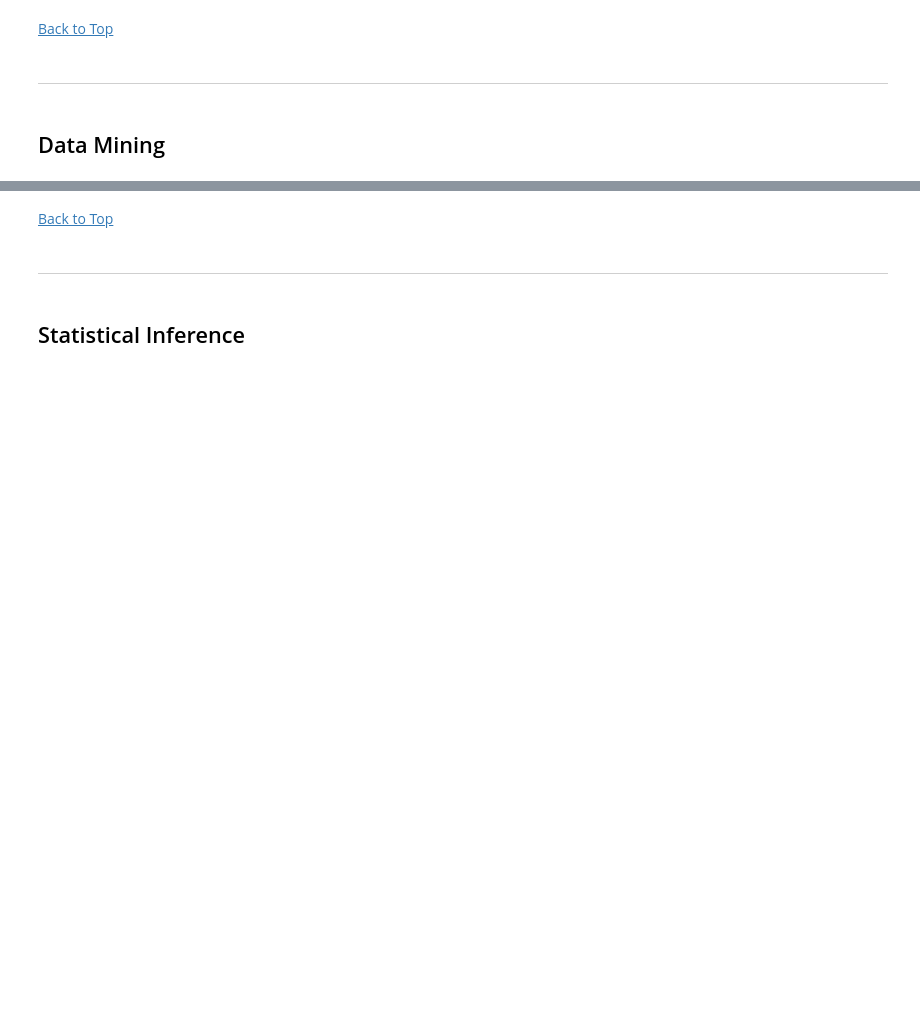
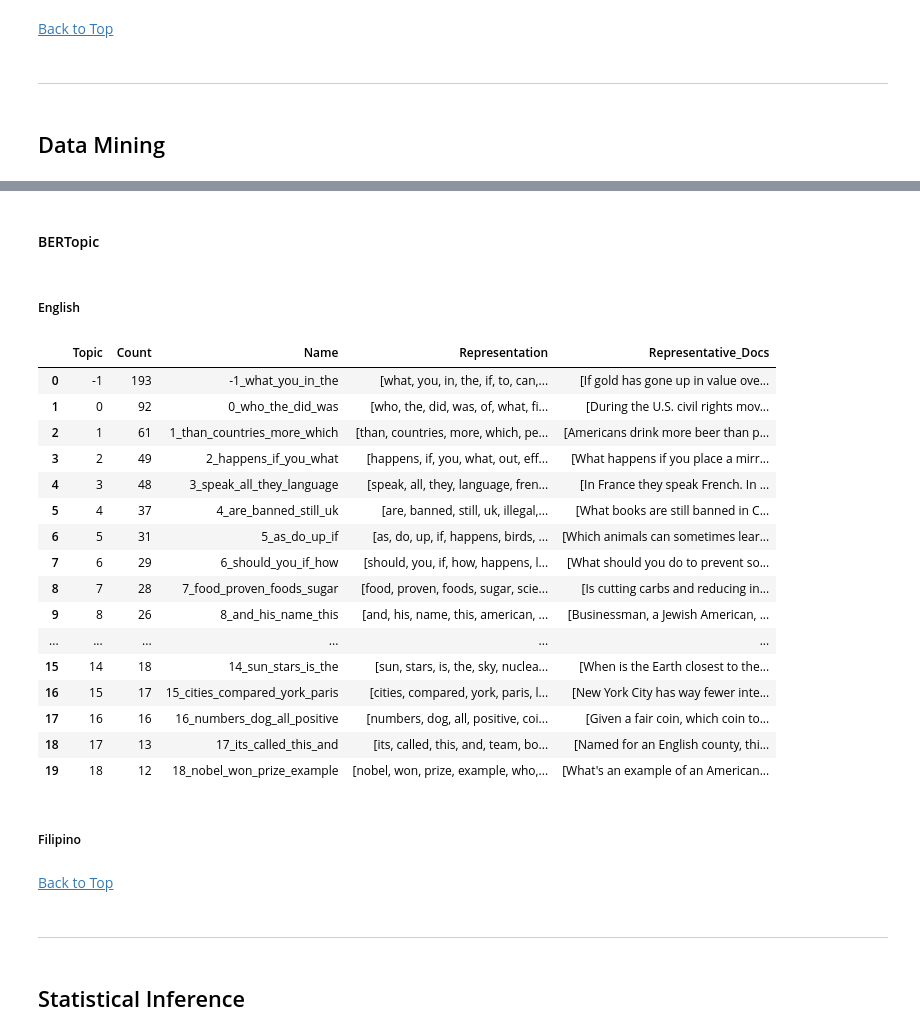
Before and after one commit to Dawsxn/CSMODEL_MCO, a Jupyter notebook: phase_2.ipynb, the cells around one changed output, grey strips where cells are left out. Saved outputs shown, nothing was run; the diff lists cells and outputs as text; code cells hidden in the pictures; blank space fills up the shorter version.

```diff
--- a/phase_2.ipynb
+++ b/phase_2.ipynb
@@ -293,4 +332,2 @@ docs = pd.merge(english, embeddings, on='question', how='inner')
 # %%
-vectorizer_model = CountVectorizer(stop_words='english')
-topic_model = BERTopic(vectorizer_model=vectorizer_model)
-topics, probs = topic_model.fit_transform(documents=docs['question'], embeddings=docs[[str(i) for i in range(3072)]].to_numpy())
+vectorizer_model = CountVectorizer()
@@ -300,0 +336,39 @@ fig.show()
+# %%
+ctfidf_model = ClassTfidfTransformer()
+# %% [markdown]
+#### BERTopic
+# %%
+topic_model = BERTopic(
+    umap_model=umap_model,
+    hdbscan_model=hdbscan_model,
+    vectorizer_model=vectorizer_model,
+    ctfidf_model=ctfidf_model,
+)
+# %% [markdown]
+##### English
+# %%
+english_topics, english_probs = topic_model.fit_transform(
+    documents=english_embeddings['question'],
+    embeddings=english_embeddings.drop(columns=['question']).to_numpy()
+)
+# %%
+english_topic_info = topic_model.get_topic_info()
+english_topic_info
+# %% [output]
+|  | Topic | Count | Name | Representation | Representative_Docs |
+| 0 | -1 | 193 | -1_what_you_in_the | [what, you, in, the, if, to, can,... | [If gold has gone up in value ove... |
+| 1 | 0 | 92 | 0_who_the_did_was | [who, the, did, was, of, what, fi... | [During the U.S. civil rights mov... |
+| 2 | 1 | 61 | 1_than_countries_more_which | [than, countries, more, which, pe... | [Americans drink more beer than p... |
+| 3 | 2 | 49 | 2_happens_if_you_what | [happens, if, you, what, out, eff... | [What happens if you place a mirr... |
+| 4 | 3 | 48 | 3_speak_all_they_language | [speak, all, they, language, fren... | [In France they speak French. In ... |
+| 5 | 4 | 37 | 4_are_banned_still_uk | [are, banned, still, uk, illegal,... | [What books are still banned in C... |
+| 6 | 5 | 31 | 5_as_do_up_if | [as, do, up, if, happens, birds, ... | [Which animals can sometimes lear... |
+| 7 | 6 | 29 | 6_should_you_if_how | [should, you, if, how, happens, l... | [What should you do to prevent so... |
+| 8 | 7 | 28 | 7_food_proven_foods_sugar | [food, proven, foods, sugar, scie... | [Is cutting carbs and reducing in... |
+| 9 | 8 | 26 | 8_and_his_name_this | [and, his, name, this, american, ... | [Businessman, a Jewish American, ... |
+| ... | ... | ... | ... | ... | ... |
+| 15 | 14 | 18 | 14_sun_stars_is_the | [sun, stars, is, the, sky, nuclea... | [When is the Earth closest to the... |
+| 16 | 15 | 17 | 15_cities_compared_york_paris | [cities, compared, york, paris, l... | [New York City has way fewer inte... |
+| 17 | 16 | 16 | 16_numbers_dog_all_positive | [numbers, dog, all, positive, coi... | [Given a fair coin, which coin to... |
+| 18 | 17 | 13 | 17_its_called_this_and | [its, called, this, and, team, bo... | [Named for an English county, thi... |
+| 19 | 18 | 12 | 18_nobel_won_prize_example | [nobel, won, prize, example, who,... | [What's an example of an American... |
@@ -300,0 +409,2 @@ fig.show()
+# %% [markdown]
+##### Filipino
```
Also changed, not shown: parts of 24 cells of this notebook, 1 other file.
